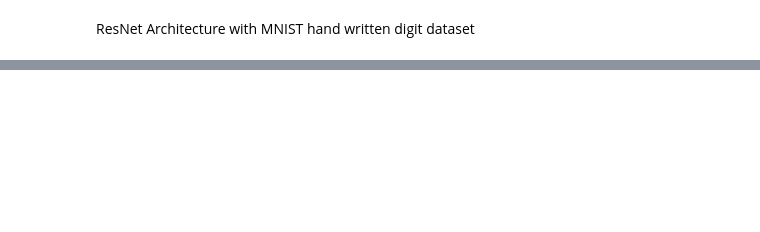
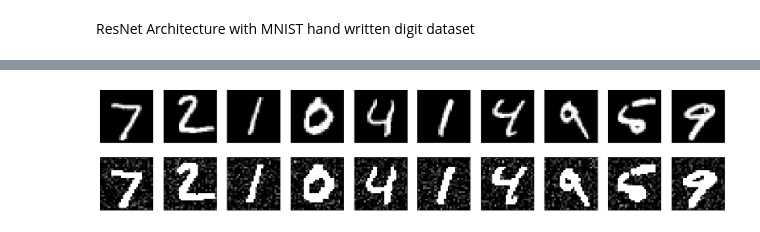
Before and after one commit to Nandilath/ML, a Jupyter notebook: ResNet_New.ipynb, the cells around one changed output, grey strips where cells are left out. Drawn from its saved outputs; the diff is of its cells as text; code cells hidden in the pictures; blank space fills up the shorter version.

```diff
--- a/ResNet_New.ipynb
+++ b/ResNet_New.ipynb
@@ -500,0 +1185,96 @@ gaussian Noise 15%
+# %%
+import tensorflow as tf
+from tensorflow.keras.datasets import mnist
+from tensorflow.keras.models import Sequential
+from tensorflow.keras.layers import Dense, Flatten, Conv2D, MaxPooling2D, Dropout
+from tensorflow.keras.optimizers import Adam
+from tensorflow.keras.utils import to_categorical
+from tensorflow.keras.callbacks import EarlyStopping, TensorBoard
+from sklearn.metrics import classification_report, confusion_matrix
+import numpy as np
+import matplotlib.pyplot as plt
+
+# Load the MNIST dataset
+(X_train, y_train), (X_test, y_test) = mnist.load_data()
+
+# Add 20% Gaussian noise to the images
+noise_factor = 0.2
+X_train_noisy = X_train + noise_factor * np.random.normal(loc=0.0, scale=1.0, size=X_train.shape)
+X_test_noisy = X_test + noise_factor * np.random.normal(loc=0.0, scale=1.0, size=X_test.shape)
+X_train_noisy = np.clip(X_train_noisy, 0., 1.)
+X_test_noisy = np.clip(X_test_noisy, 0., 1.)
+
+# Display original and noisy images
+n = 10
+plt.figure(figsize=(20, 4))
+for i in range(n):
+    # Original image
+    ax = plt.subplot(2, n, i + 1)
+    plt.imshow(X_test[i])
+    plt.gray()
+    ax.get_xaxis().set_visible(False)
+    ax.get_yaxis().set_visible(False)
+
+    # Noisy image
+    ax = plt.subplot(2, n, i + 1 + n)
+    plt.imshow(X_test_noisy[i])
+    plt.gray()
+    ax.get_xaxis().set_visible(False)
+    ax.get_yaxis().set_visible(False)
+plt.show()
+
+# Convert labels to one-hot encoded vectors
+y_train = to_categorical(y_train)
+y_test = to_categorical(y_test)
+
+# Define the ResNet model
+model = Sequential()
+model.add(Conv2D(64, kernel_size=3, activation='relu', input_shape=(28, 28, 1)))
+model.add(Conv2D(128, kernel_size=3, activation='relu'))
+model.add(Conv2D(256, kernel_size=3, activation='relu'))
+model.add(MaxPooling2D(pool_size=(2, 2)))
+model.add(Flatten())
+model.add(Dense(256, activation='relu'))
+model.add(Dense(10, activation='softmax'))
+
+# Compile the model
+model.compile(optimizer=Adam(lr=0.001), loss='categorical_crossentropy', metrics=['accuracy'])
+
+# Define the callbacks
+early_stopping = EarlyStopping(monitor='val_loss', patience=5)
+tensorboard = TensorBoard(log_dir='./logs')
+
+# Train the model
+history = model.fit(X_train_noisy.reshape((-1, 28, 28, 1)), y_train, epochs=10, batch_size=128, validation_split=0.2, callbacks=[early_stopping, tensorboard])
+
+# Evaluate the model on the test set
+y_pred = model.predict(X_test_noisy.reshape((-1, 28, 28, 1)))
+y_pred_classes = np.argmax(y_pred, axis=1)
+y_test_classes = np.argmax(y_test, axis=1)
+
+print("Classification report:")
+print(classification_report(y_test_classes, y_pred_classes))
+
+print("Confusion matrix:")
+print(confusion_matrix(y_test_classes, y_pred_classes))
+
+# Plot the loss and accuracy curves
+
+plt.plot(history.history['loss'], label='train')
+plt.plot(history.history['val_loss'], label='val')
+plt.title('Model loss')
+plt.ylabel('Loss')
+plt.xlabel('Epoch')
+plt.legend()
+plt.show()
+
+# Plot the accuracy curve
+plt.plot(history.history['accuracy'], label='train')
+plt.plot(history.history['val_accuracy'], label='val')
+plt.title('Model accuracy')
+plt.ylabel('Accuracy')
+plt.xlabel('Epoch')
+plt.legend()
+plt.show()
+# %% [output]
+[figure, added]
```
Also changed, not shown: parts of 30 cells of this notebook.
